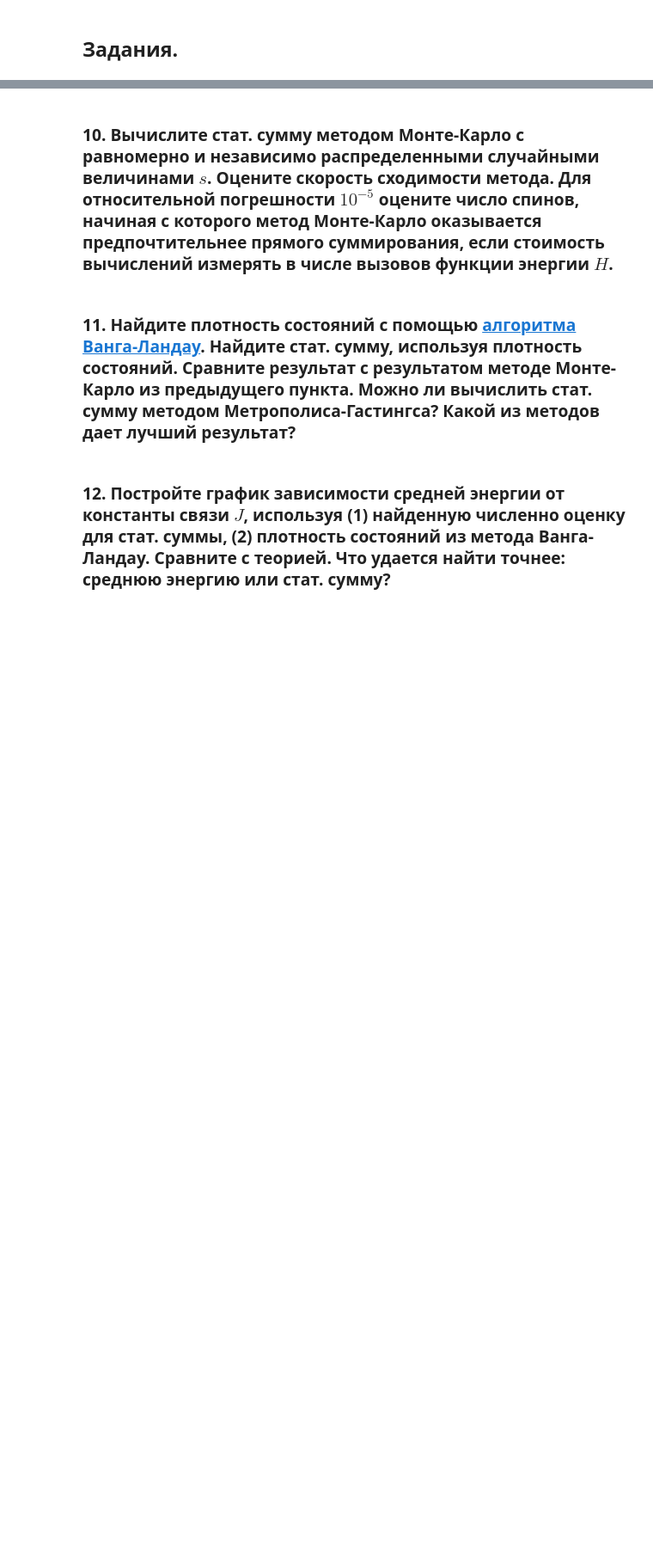
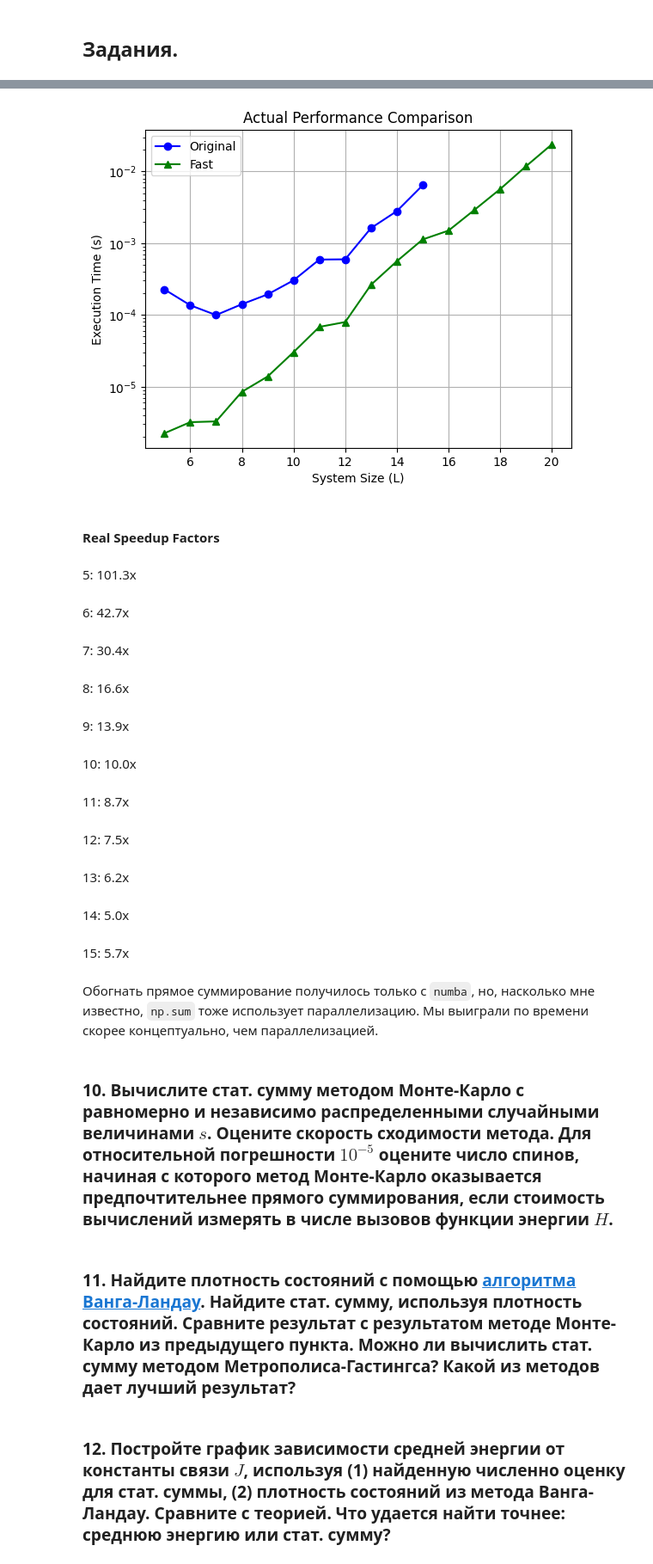
Before and after one commit to dyed-eye/numerical-methods, a Jupyter notebook: 8. MonteCarlo.ipynb, the cells around one changed output, grey strips where cells are left out. Shown at 86% size. Saved outputs shown, nothing was run; the diff lists cells and outputs as text; code cells hidden in the pictures; blank space fills up the shorter version.

```diff
--- a/8. MonteCarlo.ipynb
+++ b/8. MonteCarlo.ipynb
@@ -591,2 +758,58 @@ $\beta\to\infty$ и $L\to\infty$? Для оценки погрешностей
+# %%
+from tqdm.notebook import tqdm
+
+def benchmark_corrected():
+    L_values = np.arange(5, 21)
+    orig_times = []
+    fast_times = []
+
+    for L in tqdm(L_values, desc="Benchmarking"):
+        model = Ising(J=1.0, muh=0.1, L=int(L))
+        if L <= 15:
+            t = %timeit -o -q -r 2 -n 5 partition_function_direct(model, 1.0)
+            orig_times.append(t.best)
+        else:
+            orig_times.append(np.nan)
+        t = %timeit -o -q -r 2 -n 5 fast_simple_partition(J=1.0, h=0.1, L=int(L), beta=1.0)
+        fast_times.append(t.best)
+
+    plt.figure()
+    plt.plot(L_values, orig_times, 'bo-', label='Original')
+    plt.plot(L_values, fast_times, 'g^-', label='Fast')
+    plt.xlabel('System Size (L)')
+    plt.ylabel('Execution Time (s)')
+    plt.yscale('log')
+    plt.legend()
+    plt.grid()
+    plt.title('Actual Performance Comparison')
+    plt.show()
+
+    speedups = []
+    for L in range(len(L_values)):
+        if not np.isnan(orig_times[L]):
+            speedup = orig_times[L]/fast_times[L]
+            speedups.append((L_values[L], speedup))
+
+    display(Markdown("#### Real Speedup Factors"))
+    for L, speedup in speedups:
+        display(Markdown(f"{L}: {speedup:.1f}x "))
+
+benchmark_corrected()
+# %% [output]
+[figure, added]
+#### Real Speedup Factors
+5: 101.3x
+6: 42.7x
+7: 30.4x
+8: 16.6x
+9: 13.9x
+10: 10.0x
+11: 8.7x
+12: 7.5x
+13: 6.2x
+14: 5.0x
+15: 5.7x
+# %% [markdown]
+Обогнать прямое суммирование получилось только с `numba`, но, насколько мне известно, `np.sum` тоже использует параллелизацию. Мы выиграли по времени скорее концептуально, чем параллелизацией.
 # %% [markdown]
 ### 10. Вычислите стат. сумму методом Монте-Карло с равномерно и независимо распределенными случайными величинами $s$. Оцените скорость сходимости метода. Для относительной погрешности $10^{-5}$ оцените число спинов, начиная с которого метод Монте-Карло оказывается предпочтительнее прямого суммирования, если стоимость вычислений измерять в числе вызовов функции энергии $H$.
```
Also changed, not shown: parts of 15 cells of this notebook.
